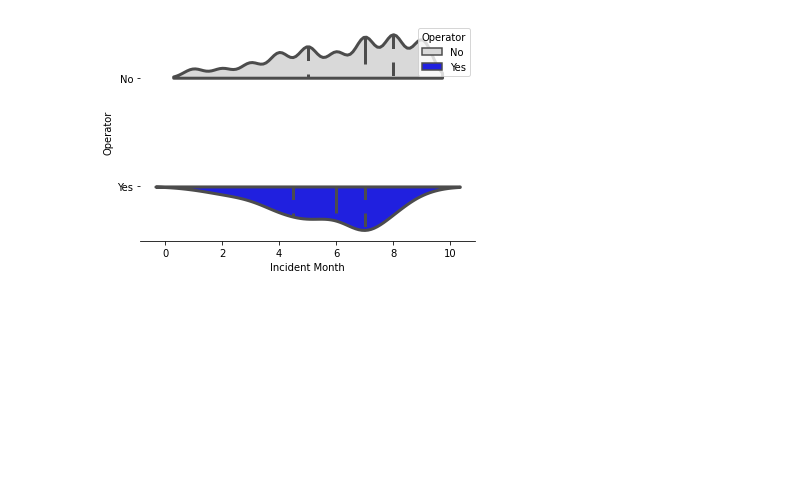
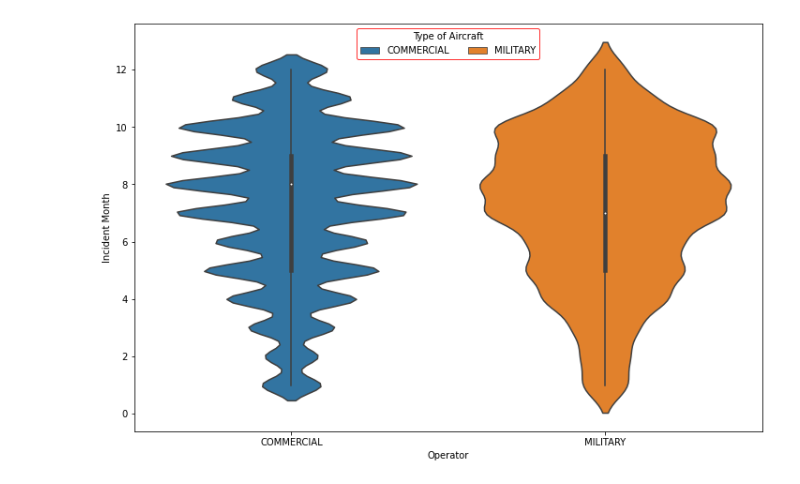
Before and after one commit to ndorazio137/jlabAirplanesHitBirds, a Jupyter notebook: AirplanesThatHitBirds.ipynb, the cells around one changed output. Saved outputs shown, nothing was run; the diff lists cells and outputs as text; code cells hidden in the pictures; blank space fills up the shorter version.

```diff
--- a/AirplanesThatHitBirds.ipynb
+++ b/AirplanesThatHitBirds.ipynb
@@ -47,0 +310,3 @@ replace database.csv? [y]es, [n]o, [A]ll, [N]one, [r]ename: y
+# %%
+dict = pd.Series(unique_precipitation.index,index=unique_precipitation['Precipitation'].values).to_dict()
+df2['Unique Precipitation Value'] = df2['Precipitation'].map(dict)
@@ -47,0 +316,3 @@ replace database.csv? [y]es, [n]o, [A]ll, [N]one, [r]ename: y
+# %%
+dict = pd.Series(unique_species_name.index,index=unique_species_name['Species Name'].values).to_dict()
+df2['Unique Species Name Value'] = df2['Species Name'].map(dict)
@@ -47,0 +322,3 @@ replace database.csv? [y]es, [n]o, [A]ll, [N]one, [r]ename: y
+# %%
+dict = pd.Series(unique_flight_impact.index,index=unique_flight_impact['Flight Impact'].values).to_dict()
+df2['Unique Flight Impact Value'] = df2['Flight Impact'].map(dict)
@@ -47,0 +328,4 @@ replace database.csv? [y]es, [n]o, [A]ll, [N]one, [r]ename: y
+# %%
+#15
+df2 = df2.drop(['Fatalities',	'Injuries'], axis=1)
+df2.head(50)
@@ -156,15 +603,0 @@ plt.show()
-# %%
-# Brian
-# This is another violin idea. The only thing I could think of that might be paired together are
-# Military vs. Non-military aircraft. To get this, I need to replace the 'Operator'
-# strings with either "Yes" or "No" for Military aircraft.
-
-df5 = df3[['Operator', 'Incident Month']].copy()
-df5['Operator'].mask(df5['Operator'] != 'MILITARY', 'No', inplace=True)
-df5['Operator'] = df5['Operator'].replace(regex='MILITARY', value='Yes')
-sns.violinplot(data=df5, x="Incident Month", y="Operator", hue="Operator",
-               split=True, inner="quart", linewidth=3,
-               palette={"Yes": "b", "No": ".85"})
-sns.despine(left=True)
-# %% [output]
-[figure, removed]
@@ -181,0 +604,15 @@ s1
+# %%
+# Brian
+# Violin Plot
+df5 = df2[['Record ID', 'Unique Operator Value', 'Operator', 'Incident Month', 'Unique Airport Value']].copy()
+df5['Operator'].mask(df5['Operator'] != 'MILITARY', 'COMMERCIAL', inplace=True)
+df5['Operator'] = df5['Operator'].replace(regex='MILITARY', value='MILITARY')
+fig = plt.gcf()
+ax = sns.violinplot(data=df5, x="Operator", y="Incident Month", hue="Operator", column="Incident Month",
+               split=False, inner="box", dodge=False, scale="count")
+
+ax.legend(title= 'Type of Aircraft', loc='upper center', edgecolor='red', ncol=2)
+fig.set_size_inches(12, 8)
+plt.show();
+# %% [output]
+[figure, added]
```
Also changed, not shown: parts of 82 cells of this notebook.
